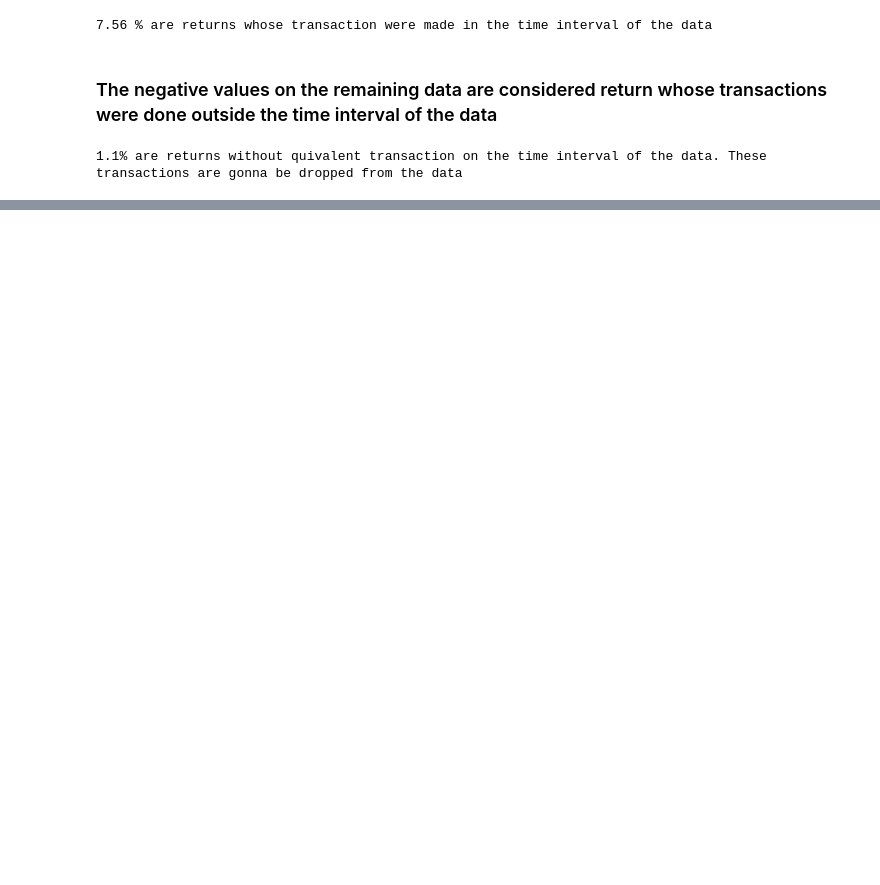
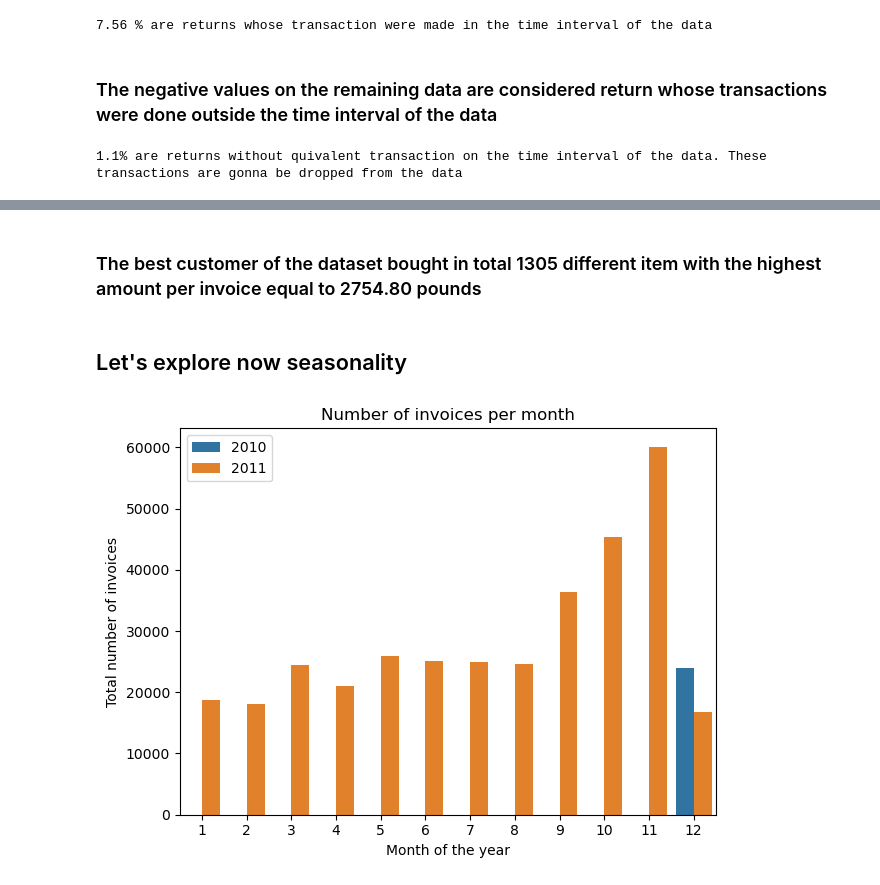
Before and after one commit to adriannaluz/data-analysis_portfolio, a Jupyter notebook: customer_segmentation/notebooks/EDA.ipynb, the cells around one changed output, grey strips where cells are left out. Cells and saved outputs as stored; diff of their text form; code cells hidden in the pictures; blank space fills up the shorter version.

Commit message:
Analyzing data without returns on a customer level

```diff
--- a/customer_segmentation/notebooks/EDA.ipynb
+++ b/customer_segmentation/notebooks/EDA.ipynb
@@ -351,0 +415,16 @@ online_trans.rename(columns={'index': 'old_index'}, inplace=True)
+# %% [markdown]
+### The best customer of the dataset bought in total 1305 different item  with the highest amount per invoice equal to 2754.80 pounds
+# %% [markdown]
+## Let's explore now seasonality
+# %%
+# Getting the number of invoices per month and year
+month_inv = online_trans.groupby(["invoice_year", "invoice_month"]).count()['invoice'].reset_index()
+# %%
+sns.barplot(data=month_inv, x='invoice_month', y='invoice', hue='invoice_year')
+plt.title("Number of invoices per month")
+plt.xlabel("Month of the year")
+plt.ylabel("Total number of invoices")
+plt.legend(loc='upper left')
+plt.tight_layout();
+# %% [output]
+[figure, added]
```
Also changed, not shown: parts of 47 cells of this notebook.
